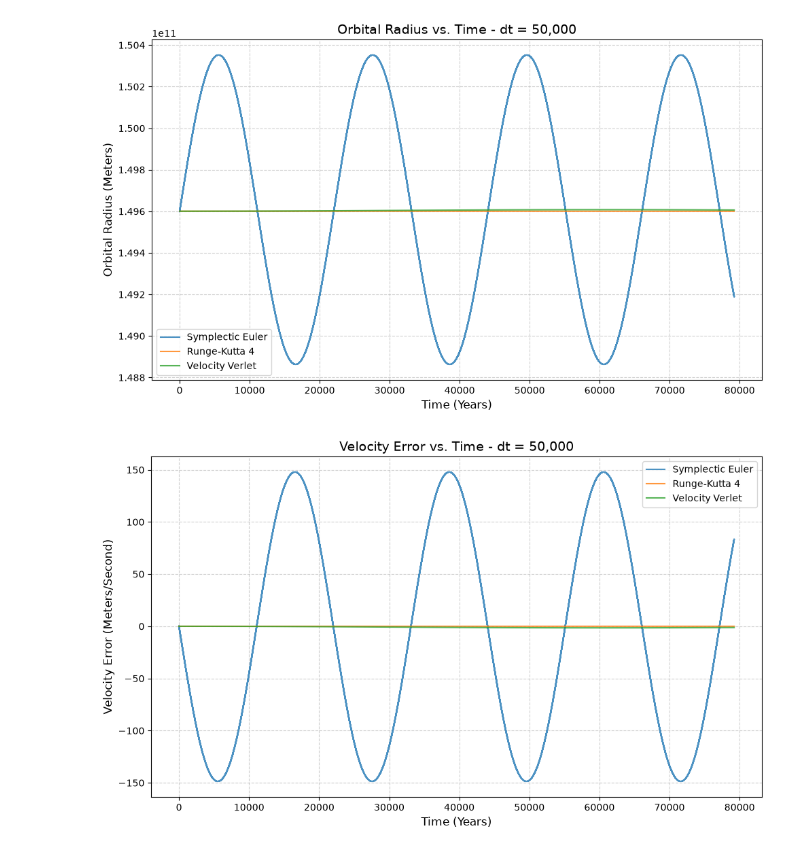
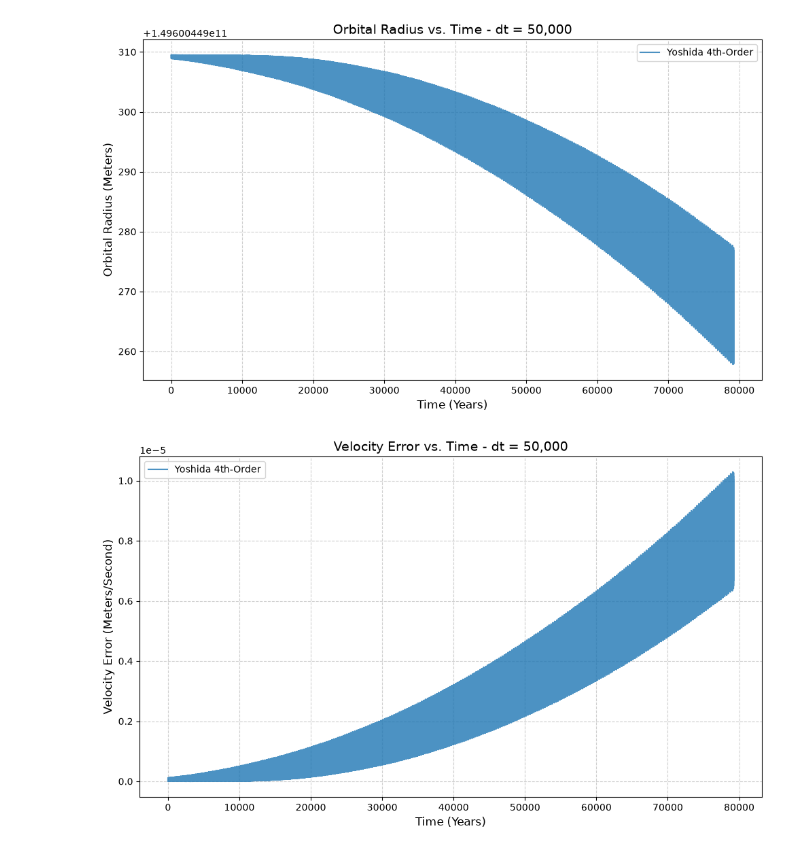
Before and after one commit to WilliamCrosby/PhysicsSimulator, a Jupyter notebook: notebooks/PhysicsSimulatorNotebook.ipynb, the cells around one changed output. Saved outputs shown, nothing was run; the diff lists cells and outputs as text; code cells hidden in the pictures.

```diff
--- a/notebooks/PhysicsSimulatorNotebook.ipynb
+++ b/notebooks/PhysicsSimulatorNotebook.ipynb
@@ -333,11 +357,11 @@ class TwoBodyDataAnalysis:
 
     def __init__(self):
         self.methods = {
-            #'Forward Euler': pd.read_csv('results/forward_euler_diagnostics_v2.csv'),
-            'Symplectic Euler': pd.read_csv('results/symplectic_euler_diagnostics_v2.csv'),
-            'Runge-Kutta 4': pd.read_csv('results/runge_kutta_4_diagnostics_v2.csv'),
-            'Velocity Verlet': pd.read_csv('results/velocity_verlet_diagnostics_v2.csv'),
-            #'Yoshida 4th-Order': pd.read_csv('results/yoshida_4th_order_diagnostics_v2.csv')
+            #'Forward Euler': pd.read_csv('results/raw_data/forward_euler_diagnostics_v3.csv'),
+            #'Symplectic Euler': pd.read_csv('results/raw_data/symplectic_euler_diagnostics_v3.csv'),
+            #'Runge-Kutta 4': pd.read_csv('results/raw_data/runge_kutta_4_diagnostics_v3.csv'),
+            #'Velocity Verlet': pd.read_csv('results/raw_data/velocity_verlet_diagnostics_v3.csv'),
+            'Yoshida 4th-Order': pd.read_csv('results/raw_data/yoshida_4th_order_diagnostics_v3.csv')
         }
 
     def plot_radius(self, use_log_scale=False, save=False):
@@ -363,35 +387,35 @@ class TwoBodyDataAnalysis:
 
         plt.show()
 
     def plot_velocity_error(self, use_log_scale=False, save=False):
         plt.figure(figsize=(10, 6))
 
         for name, df in self.methods.items():
             plt.plot(df['time_years'], df['speed_error_m_per_s'],label=name,alpha=0.8)
 
         plt.title('Velocity Error vs. Time - dt = 50,000', fontsize=14)
         plt.xlabel('Time (Years)', fontsize=12)
         plt.ylabel('Velocity Error (Meters/Second)', fontsize=12)
         plt.grid(True, linestyle='--', alpha=0.6)
 
         if use_log_scale:
             plt.yscale('log')
             plt.ylabel('Velocity Error (Meters/Second) [Log Scale]', fontsize=12)
 
         plt.legend(loc='best')
         plt.tight_layout()
 
         if save:
             plt.savefig('velocity_error_vs_time.png', dpi=300)
 
         plt.show()
 
 analysis = TwoBodyDataAnalysis()
 analysis.plot_radius()
 analysis.plot_velocity_error()
 # %% [output]
-[figure, old version]
+[figure, new version]
-[figure, old version]
+[figure, new version]
 # %% [markdown]
 Currently, the architecture of the project works by iterating through and body at each step, and then iterating through each body again to calculate the forces acting on all of them and in turn calculate the new positions and velocities via one of the integrators (Forward Euler, Symplectic Euler, Runge-Kutta 4, Velocity Verlet, Yoshida 4th-Order). It then repeats this for each step until it is complete, at which point it returns an array of each position at each step, the final positions, and the maximum and minimums of energy and linear and angular momentum.
 
```
Also changed, not shown: parts of 3 cells of this notebook, 1 other file.
